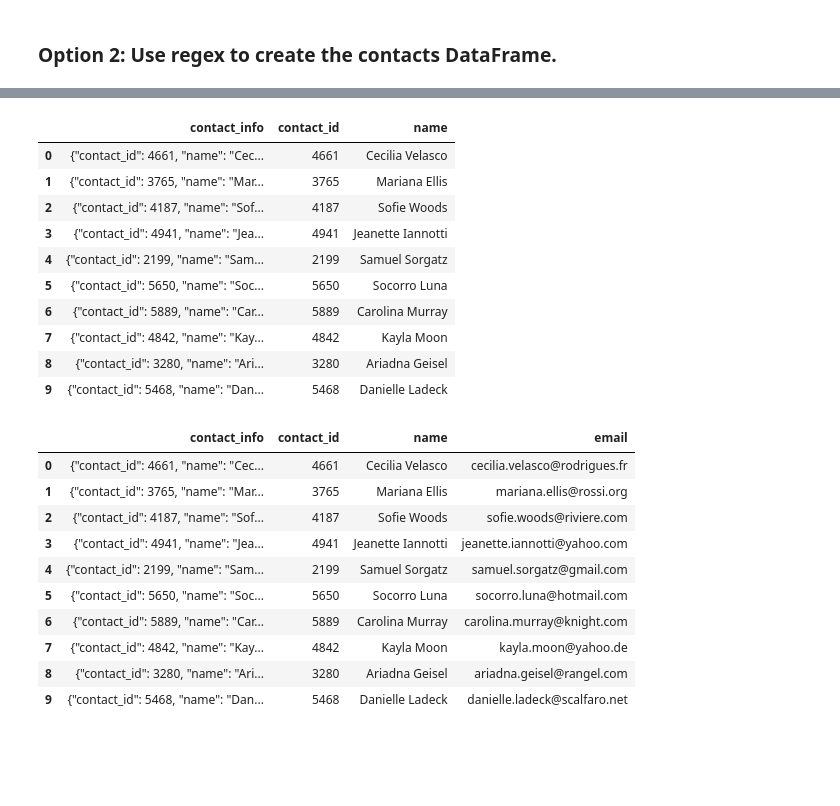
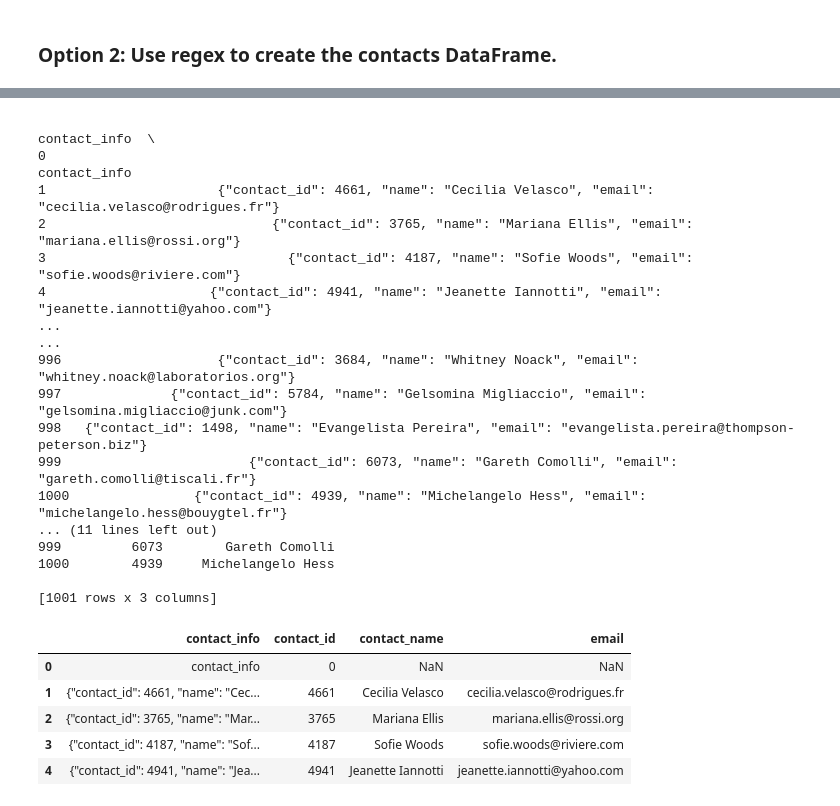
Before and after one commit to DrakerAnderson/Crowdfunding_ETL, a Jupyter notebook: ETL_Mini_Project_D_Anderson_S_Racine.ipynb, the cells around one changed output, grey strips where cells are left out. Cells and saved outputs as stored; diff of their text form; code cells hidden in the pictures; blank space fills up the shorter version.

Commit message:
working on contacts section

```diff
--- a/ETL_Mini_Project_D_Anderson_S_Racine.ipynb
+++ b/ETL_Mini_Project_D_Anderson_S_Racine.ipynb
@@ -391,0 +470,15 @@ contact_info_df_copy.head()
+# %%
+# Extract the four-digit contact ID number.
+#  Iterate over columns to find the one containing the JSON strings
+for col in contact_info_df_copy.columns:
+    if contact_info_df_copy[col].apply(lambda x: isinstance(x, str)).all():
+        contact_info_df_copy['contact_id'] = contact_info_df_copy[col].str.extract(r'"contact_id": (\d+)')
+        break
+
+print(contact_info_df_copy[['contact_id']])
+
+# naming unnamed column "contact_info"
+contact_info_df_copy = contact_info_df_copy.rename(columns={contact_info_df_copy.columns[0]: 'contact_info'})
+
+
+contact_info_df_copy
@@ -415,0 +527,8 @@ memory usage: 15.8+ KB
+# %%
+# Handle NaN values by filling them with 0
+contact_info_df_copy['contact_id'] = contact_info_df_copy['contact_id'].fillna(0)
+
+# Convert the "contact_id" column to int64 data type
+contact_info_df_copy['contact_id'] =    contact_info_df_copy['contact_id'].astype('int64')
+
+contact_info_df_copy.info()
@@ -416,30 +545,39 @@ memory usage: 15.8+ KB
 # %%
 # Extract the name of the contact and add it to a new column.
+
+
+contact_info_df_copy['contact_name'] = contact_info_df_copy['contact_info'].str.extract(r'"name": "([^"]+)"')
+
+print(contact_info_df_copy[['contact_info', 'contact_id', 'contact_name']])
 # %% [output]
-|  | contact_info | contact_id | name |
-| 0 | {"contact_id": 4661, "name": "Cec... | 4661 | Cecilia Velasco |
-| 1 | {"contact_id": 3765, "name": "Mar... | 3765 | Mariana Ellis |
-| 2 | {"contact_id": 4187, "name": "Sof... | 4187 | Sofie Woods |
-| 3 | {"contact_id": 4941, "name": "Jea... | 4941 | Jeanette Iannotti |
-| 4 | {"contact_id": 2199, "name": "Sam... | 2199 | Samuel Sorgatz |
-| 5 | {"contact_id": 5650, "name": "Soc... | 5650 | Socorro Luna |
-| 6 | {"contact_id": 5889, "name": "Car... | 5889 | Carolina Murray |
-| 7 | {"contact_id": 4842, "name": "Kay... | 4842 | Kayla Moon |
-| 8 | {"contact_id": 3280, "name": "Ari... | 3280 | Ariadna Geisel |
-| 9 | {"contact_id": 5468, "name": "Dan... | 5468 | Danielle Ladeck |
+                                                                                                   contact_info  \
+0                                                                                                  contact_info
+1                      {"contact_id": 4661, "name": "Cecilia Velasco", "email": "cecilia.velasco@rodrigues.fr"}
+2                             {"contact_id": 3765, "name": "Mariana Ellis", "email": "mariana.ellis@rossi.org"}
+3                               {"contact_id": 4187, "name": "Sofie Woods", "email": "sofie.woods@riviere.com"}
+4                     {"contact_id": 4941, "name": "Jeanette Iannotti", "email": "jeanette.iannotti@yahoo.com"}
+...                                                                                                         ...
+996                    {"contact_id": 3684, "name": "Whitney Noack", "email": "whitney.noack@laboratorios.org"}
+997              {"contact_id": 5784, "name": "Gelsomina Migliaccio", "email": "gelsomina.migliaccio@junk.com"}
+998   {"contact_id": 1498, "name": "Evangelista Pereira", "email": "evangelista.pereira@thompson-peterson.biz"}
+999                        {"contact_id": 6073, "name": "Gareth Comolli", "email": "gareth.comolli@tiscali.fr"}
+1000                {"contact_id": 4939, "name": "Michelangelo Hess", "email": "michelangelo.hess@bouygtel.fr"}
+... (11 lines left out)
+999         6073        Gareth Comolli
+1000        4939     Michelangelo Hess
+
+[1001 rows x 3 columns]
 # %%
 # Extract the email from the contacts and add the values to a new column.
+contact_info_df_copy['email'] = contact_info_df_copy['contact_info'].str.extract(r'"email": "([^"]+)"')
+
+contact_info_df_copy.head()
 # %% [output]
-|  | contact_info | contact_id | name | email |
-| 0 | {"contact_id": 4661, "name": "Cec... | 4661 | Cecilia Velasco | cecilia.velasco@rodrigues.fr |
-| 1 | {"contact_id": 3765, "name": "Mar... | 3765 | Mariana Ellis | mariana.ellis@rossi.org |
-| 2 | {"contact_id": 4187, "name": "Sof... | 4187 | Sofie Woods | sofie.woods@riviere.com |
-| 3 | {"contact_id": 4941, "name": "Jea... | 4941 | Jeanette Iannotti | jeanette.iannotti@yahoo.com |
-| 4 | {"contact_id": 2199, "name": "Sam... | 2199 | Samuel Sorgatz | samuel.sorgatz@gmail.com |
-| 5 | {"contact_id": 5650, "name": "Soc... | 5650 | Socorro Luna | socorro.luna@hotmail.com |
-| 6 | {"contact_id": 5889, "name": "Car... | 5889 | Carolina Murray | carolina.murray@knight.com |
-| 7 | {"contact_id": 4842, "name": "Kay... | 4842 | Kayla Moon | kayla.moon@yahoo.de |
-| 8 | {"contact_id": 3280, "name": "Ari... | 3280 | Ariadna Geisel | ariadna.geisel@rangel.com |
-| 9 | {"contact_id": 5468, "name": "Dan... | 5468 | Danielle Ladeck | danielle.ladeck@scalfaro.net |
+|  | contact_info | contact_id | contact_name | email |
+| 0 | contact_info | 0 | NaN | NaN |
+| 1 | {"contact_id": 4661, "name": "Cec... | 4661 | Cecilia Velasco | cecilia.velasco@rodrigues.fr |
+| 2 | {"contact_id": 3765, "name": "Mar... | 3765 | Mariana Ellis | mariana.ellis@rossi.org |
+| 3 | {"contact_id": 4187, "name": "Sof... | 4187 | Sofie Woods | sofie.woods@riviere.com |
+| 4 | {"contact_id": 4941, "name": "Jea... | 4941 | Jeanette Iannotti | jeanette.iannotti@yahoo.com |
 # %%
 # Create a copy of the contact_info_df with the 'contact_id', 'name', 'email' columns.
```
Also changed, not shown: parts of 29 cells of this notebook, 4 other files.
